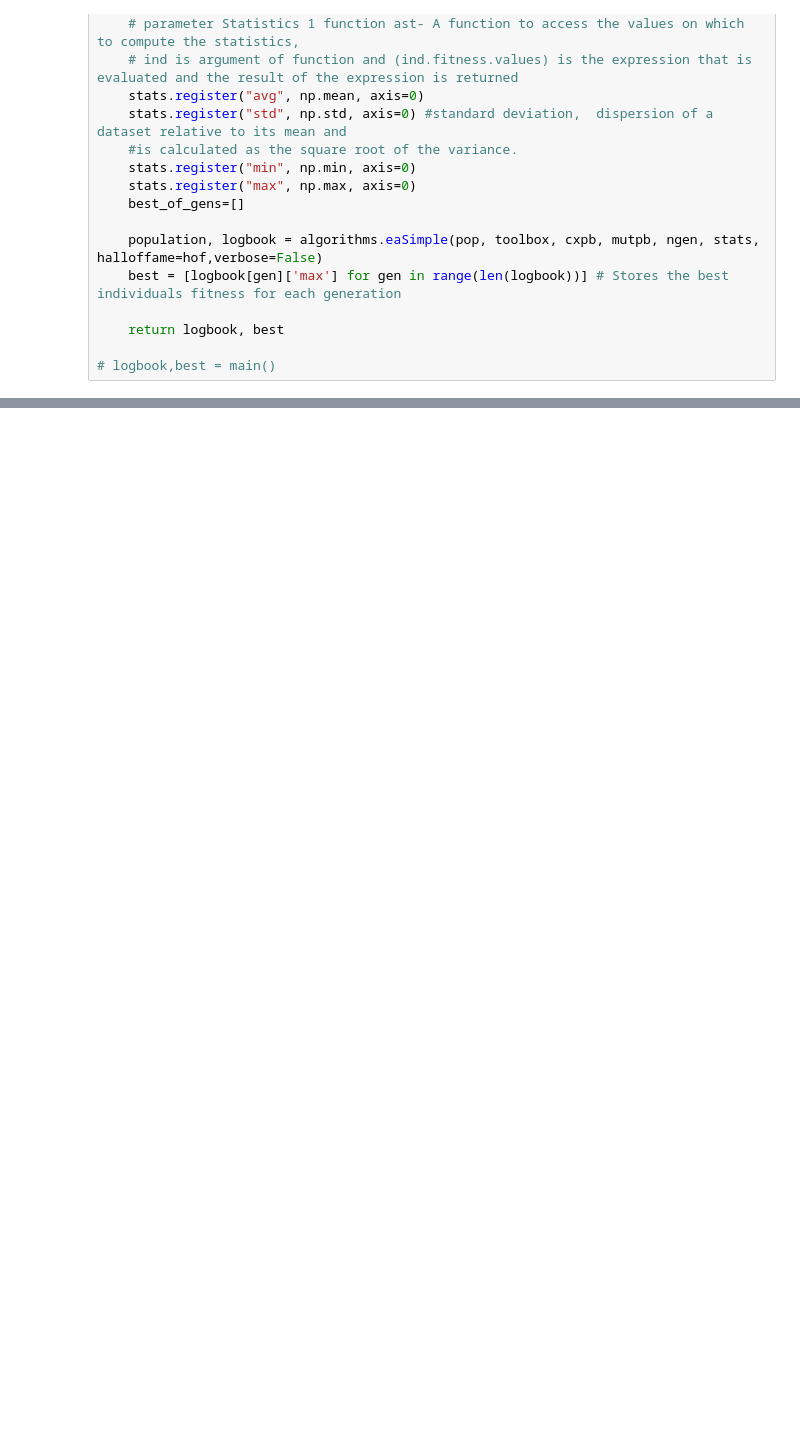
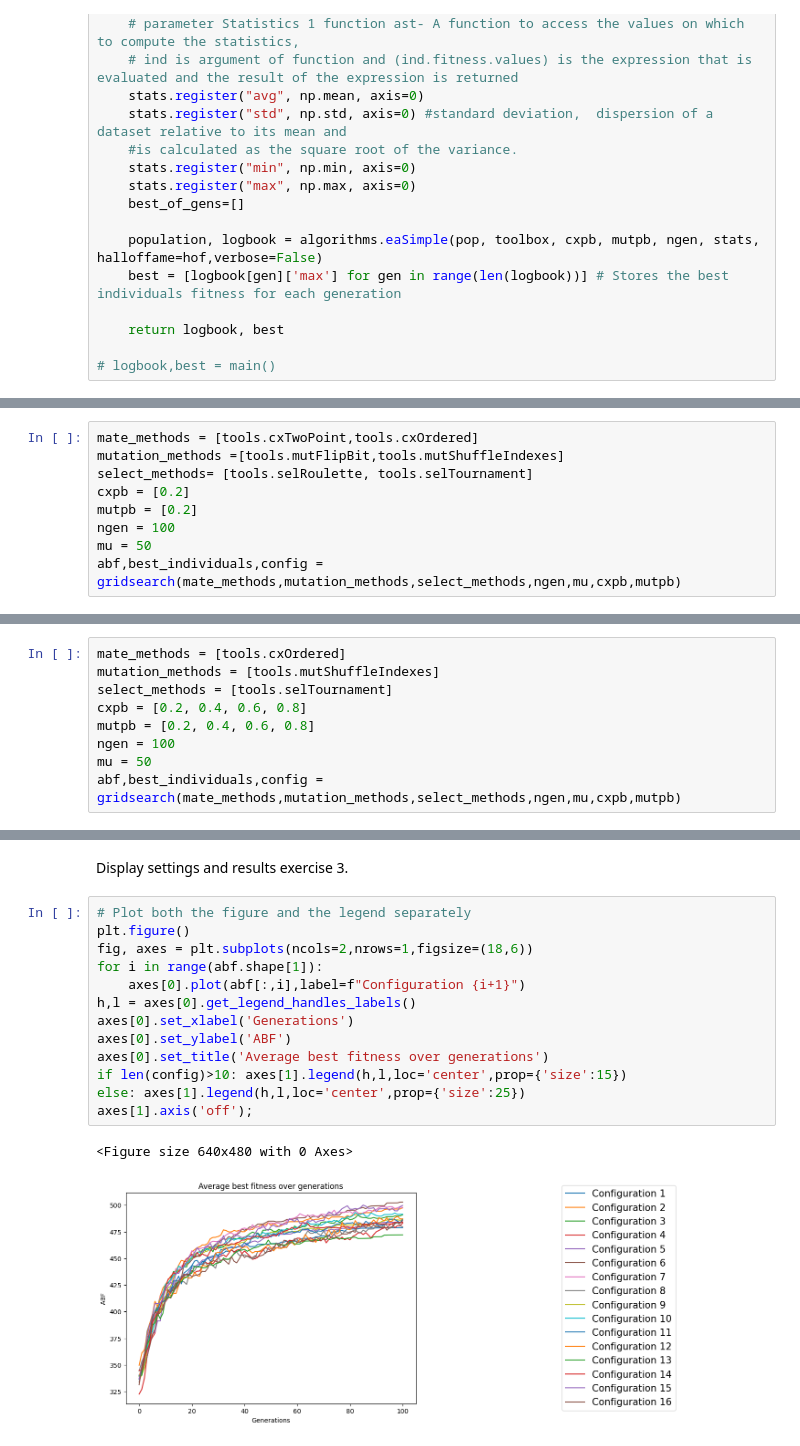
Before and after one commit to Arthexs/DecisionMakingAICI, a Jupyter notebook: Main_assignment1_1 copy.ipynb, the cells around one changed output, grey strips where cells are left out. Cells and saved outputs as stored; diff of their text form; blank space fills up the shorter version.

```diff
--- a/Main_assignment1_1 copy.ipynb
+++ b/Main_assignment1_1 copy.ipynb
@@ -240,0 +149,9 @@ Config 16/16
+# %%
+mate_methods = [tools.cxTwoPoint,tools.cxOrdered]
+mutation_methods =[tools.mutFlipBit,tools.mutShuffleIndexes]
+select_methods= [tools.selRoulette, tools.selTournament]
+cxpb = [0.2]
+mutpb = [0.2]
+ngen = 100
+mu = 50
+abf,best_individuals,config = gridsearch(mate_methods,mutation_methods,select_methods,ngen,mu,cxpb,mutpb)
@@ -321,0 +217,9 @@ Function below is the decorator function for question 4, it seems like it should
+# %%
+mate_methods = [tools.cxOrdered]
+mutation_methods = [tools.mutShuffleIndexes]
+select_methods = [tools.selTournament]
+cxpb = [0.2, 0.4, 0.6, 0.8]
+mutpb = [0.2, 0.4, 0.6, 0.8]
+ngen = 100
+mu = 50
+abf,best_individuals,config = gridsearch(mate_methods,mutation_methods,select_methods,ngen,mu,cxpb,mutpb)
@@ -321,0 +243,18 @@ Function below is the decorator function for question 4, it seems like it should
+# %% [markdown]
+Display settings and results exercise 3.
+# %%
+# Plot both the figure and the legend separately
+plt.figure()
+fig, axes = plt.subplots(ncols=2,nrows=1,figsize=(18,6))
+for i in range(abf.shape[1]):
+    axes[0].plot(abf[:,i],label=f"Configuration {i+1}")
+h,l = axes[0].get_legend_handles_labels()
+axes[0].set_xlabel('Generations')
+axes[0].set_ylabel('ABF')
+axes[0].set_title('Average best fitness over generations')
+if len(config)>10: axes[1].legend(h,l,loc='center',prop={'size':15})
+else: axes[1].legend(h,l,loc='center',prop={'size':25})
+axes[1].axis('off');
+# %% [output]
+<Figure size 640x480 with 0 Axes>
+[figure, added]
```
Also changed, not shown: parts of 29 cells of this notebook.
